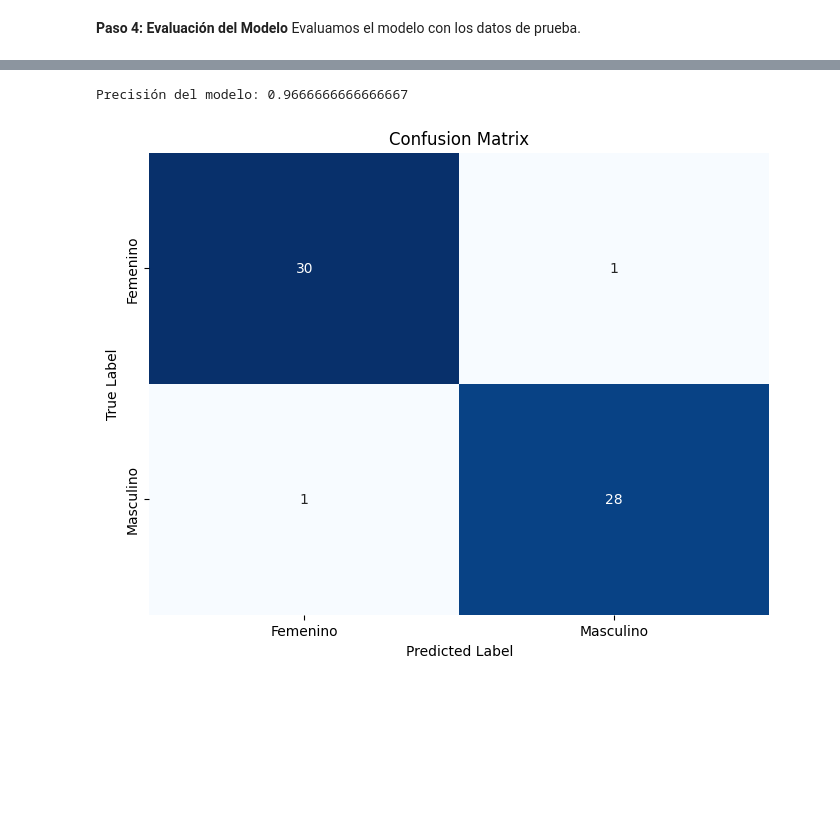
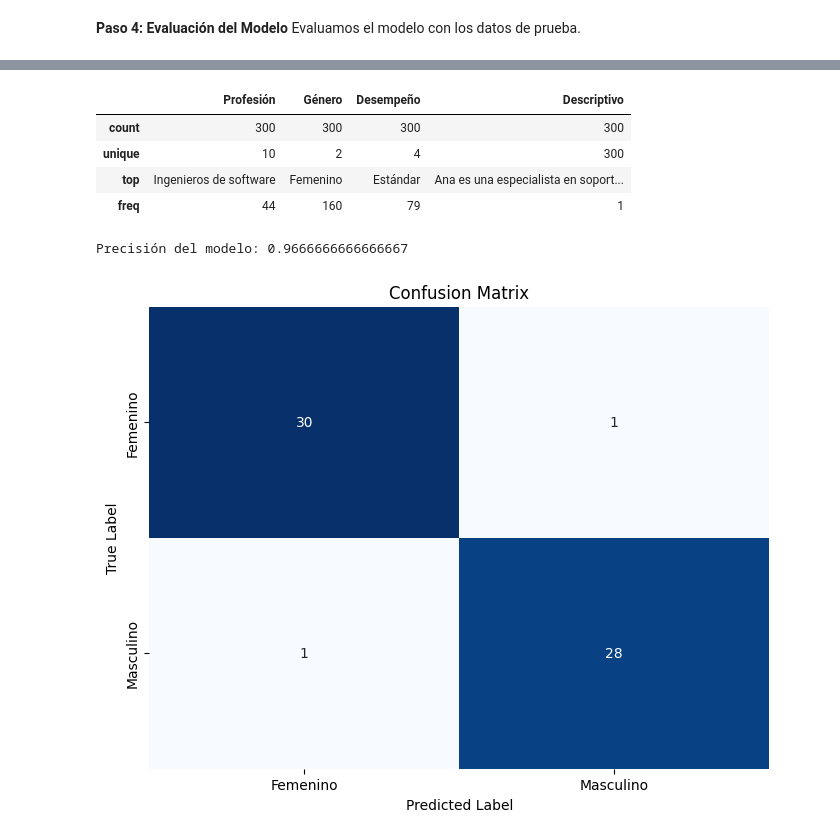
Before and after one commit to ea-castrobelmont/ProyectoIntegradorG34, a Jupyter notebook: Avance3_34.ipynb, the cells around one changed output, grey strips where cells are left out. Saved outputs shown, nothing was run; the diff lists cells and outputs as text; code cells hidden in the pictures; blank space fills up the shorter version.

```diff
--- a/Avance3_34.ipynb
+++ b/Avance3_34.ipynb
@@ -527,3 +476,11 @@ Requirement already satisfied: oauthlib>=3.0.0 in /usr/local/lib/python3.10/dist
+# %%
+data.describe()
+# %% [output]
+|  | Profesión | Género | Desempeño | Descriptivo |
+| count | 300 | 300 | 300 | 300 |
+| unique | 10 | 2 | 4 | 300 |
+| top | Ingenieros de software | Femenino | Estándar | Ana es una especialista en soport... |
+| freq | 44 | 160 | 79 | 1 |
 # %%
 import pandas as pd
 from sklearn.model_selection import train_test_split
```
Also changed, not shown: parts of 17 cells of this notebook.
